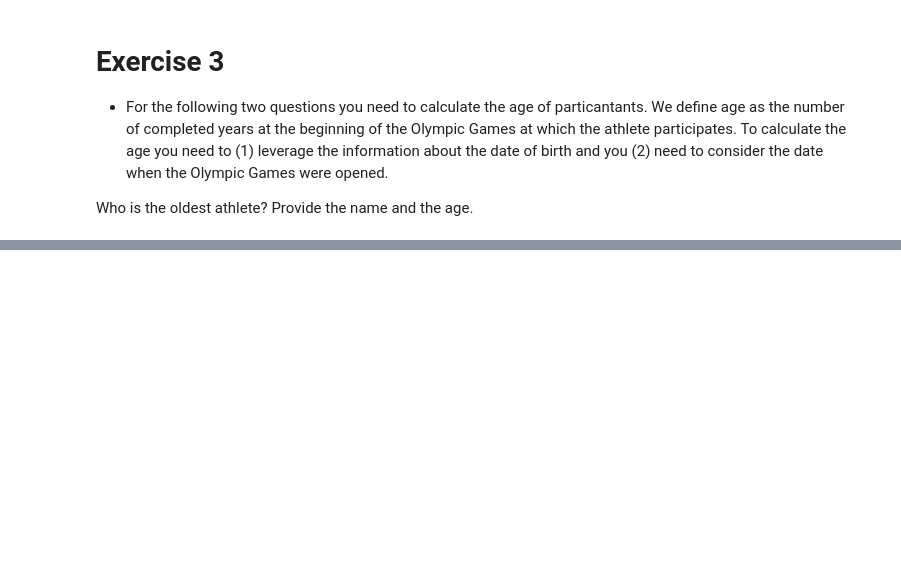
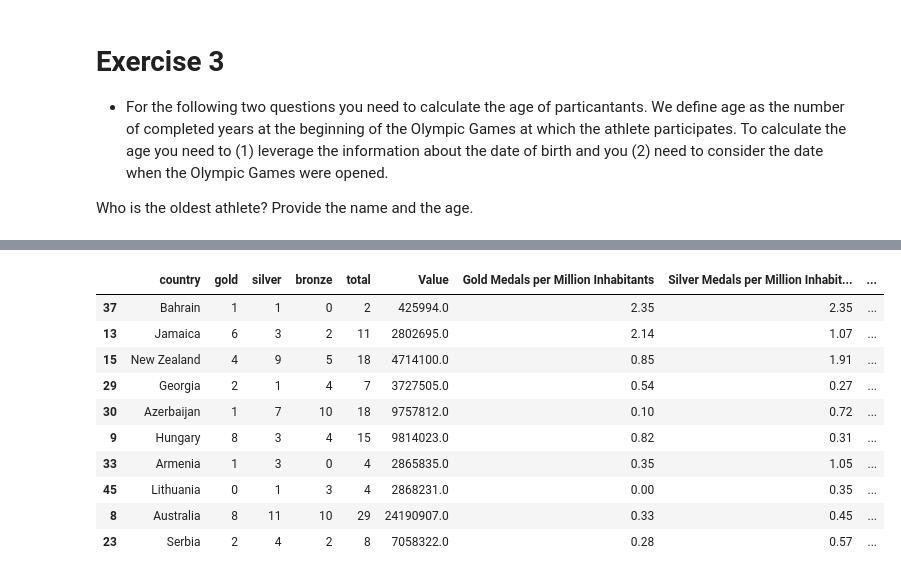
Before and after one commit to MartinDieCooleSocke420/1sem_tools_and_programming, a Jupyter notebook: assignment/Brinkmann_Brucker.ipynb, the cells around one changed output, grey strips where cells are left out. Saved outputs shown, nothing was run; the diff lists cells and outputs as text; code cells hidden in the pictures; blank space fills up the shorter version.

```diff
--- a/assignment/Brinkmann_Brucker.ipynb
+++ b/assignment/Brinkmann_Brucker.ipynb
@@ -289,0 +419,24 @@ KeyError: 'BirthDate'
+# %%
+transformed_data = []
+
+# Iterate through the data and extract the relevant fields
+for entry in data:
+    transformed_entry = {
+        'Indicator ID': entry['indicator']['id'],
+        'Indicator Value': entry['indicator']['value'],
+        'Country ID': entry['country']['id'],
+        'Country Value': entry['country']['value'],
+        'Country ISO3 Code': entry['countryiso3code'],
+        'Date': entry['date'],
+        'Value': entry['value'],
+        'Unit': entry['unit'],
+        'Obs Status': entry['obs_status'],
+        'Decimal': entry['decimal']
+    }
+    transformed_data.append(transformed_entry)
+
+# Create a DataFrame from the transformed data
+df = pd.DataFrame(transformed_data)
+
+# Now you have a Pandas DataFrame that represents your dataset
+# You can perform various data operations and analysis with it
@@ -289,0 +482,25 @@ KeyError: 'BirthDate'
+# %%
+df = df[["Country ISO3 Code","Value"]]
+# %%
+merged2016 = top_10_countries.merge(df, left_on="country_code", right_on="Country ISO3 Code")
+# %%
+merged2016['Gold Medals per Million Inhabitants'] = (merged2016['gold'] / (merged2016['Value'] / 1000000)).round(2)
+merged2016['Silver Medals per Million Inhabitants'] = (merged2016['silver'] / (merged2016['Value'] / 1000000)).round(2)
+merged2016['Bronze Medals per Million Inhabitants'] = (merged2016['bronze'] / (merged2016['Value'] / 1000000)).round(2)
+merged2016['Total Medals per Million Inhabitants'] = (merged2016['total'] / (merged2016['Value'] / 1000000)).round(2)
+
+sorted_data = merged2016.sort_values('Gold Medals per Million Inhabitants', ascending=False)
+# %%
+merged2016.sort_values('Total Medals per Million Inhabitants', ascending=False).head(10).drop(columns=['Country ISO3 Code', 'country_code'])
+# %% [output]
+|  | country | gold | silver | bronze | total | Value | Gold Medals per Million Inhabitants | Silver Medals per Million Inhabit... | ... |
+| 37 | Bahrain | 1 | 1 | 0 | 2 | 425994.0 | 2.35 | 2.35 | ... |
+| 13 | Jamaica | 6 | 3 | 2 | 11 | 2802695.0 | 2.14 | 1.07 | ... |
+| 15 | New Zealand | 4 | 9 | 5 | 18 | 4714100.0 | 0.85 | 1.91 | ... |
+| 29 | Georgia | 2 | 1 | 4 | 7 | 3727505.0 | 0.54 | 0.27 | ... |
+| 30 | Azerbaijan | 1 | 7 | 10 | 18 | 9757812.0 | 0.10 | 0.72 | ... |
+| 9 | Hungary | 8 | 3 | 4 | 15 | 9814023.0 | 0.82 | 0.31 | ... |
+| 33 | Armenia | 1 | 3 | 0 | 4 | 2865835.0 | 0.35 | 1.05 | ... |
+| 45 | Lithuania | 0 | 1 | 3 | 4 | 2868231.0 | 0.00 | 0.35 | ... |
+| 8 | Australia | 8 | 11 | 10 | 29 | 24190907.0 | 0.33 | 0.45 | ... |
+| 23 | Serbia | 2 | 4 | 2 | 8 | 7058322.0 | 0.28 | 0.57 | ... |
```
Also changed, not shown: parts of 11 cells of this notebook.
